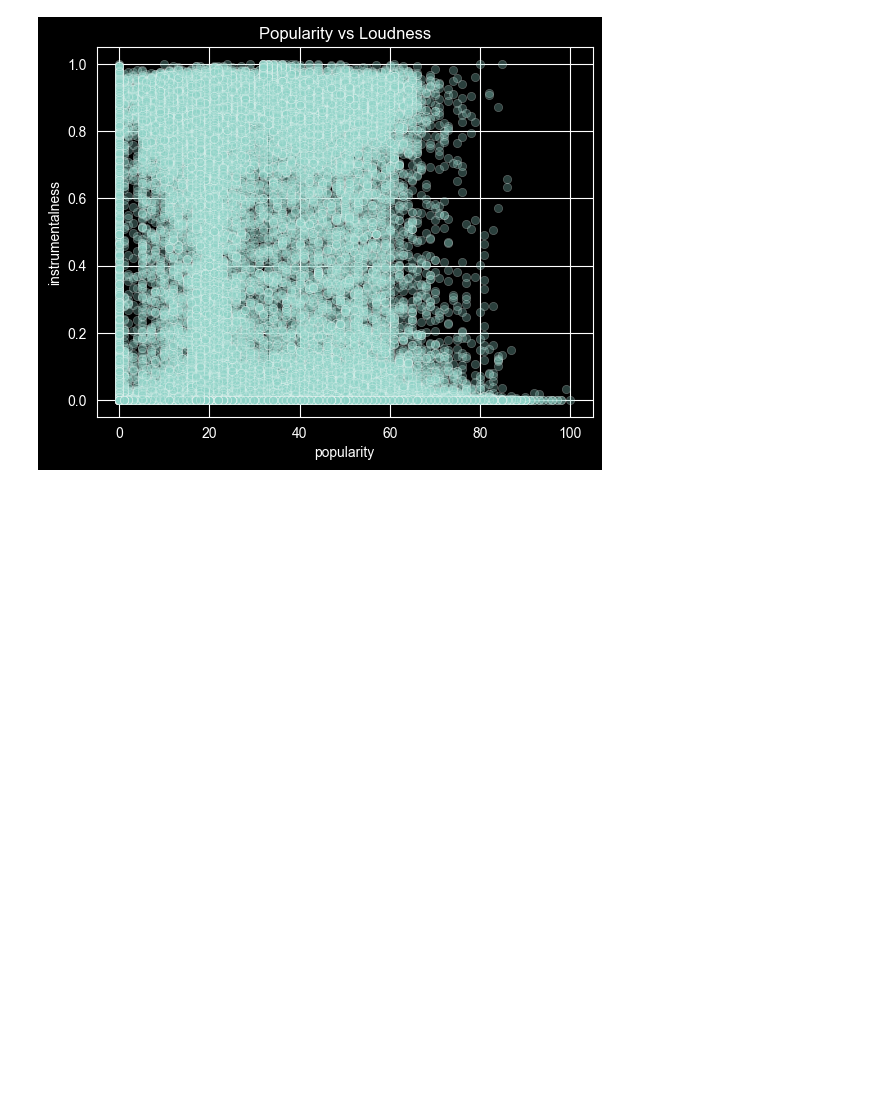
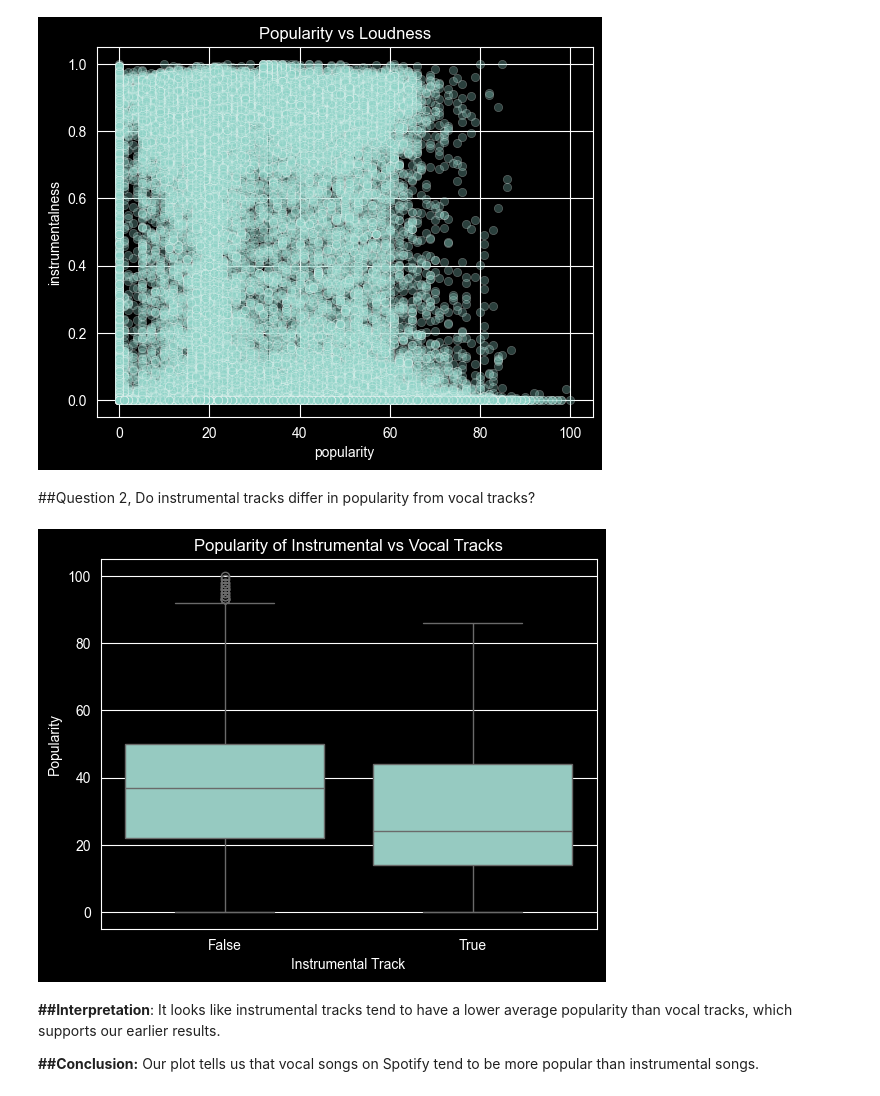
Before and after one commit to crsheehan/SpotifyDataAnalysis, a Jupyter notebook: spotify_eda.ipynb, the cells around one changed output. Drawn from its saved outputs; the diff is of its cells as text; code cells hidden in the pictures; blank space fills up the shorter version.

Commit message:
Question 2 Answered.

```diff
--- a/spotify_eda.ipynb
+++ b/spotify_eda.ipynb
@@ -209,3 +208,29 @@ plt.title("Popularity vs Loudness")
 plt.show()
 # %% [output]
 [figure]
+# %% [markdown]
+##Question 2, Do instrumental tracks differ in popularity from vocal tracks?
+# %%
+#instrumentalness > 0.5 means the song is mostly instrumental
+df['is_instrumental'] = df['instrumentalness'] > 0.5
+
+#Compare popularity
+df.groupby('is_instrumental')['popularity'].mean()
+
+#Plot!
+sns.boxplot(
+    data=df,
+    x='is_instrumental',
+    y='popularity'
+)
+
+plt.xlabel("Instrumental Track")
+plt.ylabel("Popularity")
+plt.title("Popularity of Instrumental vs Vocal Tracks")
+plt.show()
+# %% [output]
+[figure, added]
+# %% [markdown]
+**##Interpretation**: It looks like instrumental tracks tend to have a lower average popularity than vocal tracks, which supports our earlier results.
+
+**##Conclusion:** Our plot tells us that vocal songs on Spotify tend to be more popular than instrumental songs.
```
Also changed, not shown: parts of 2 cells of this notebook.
